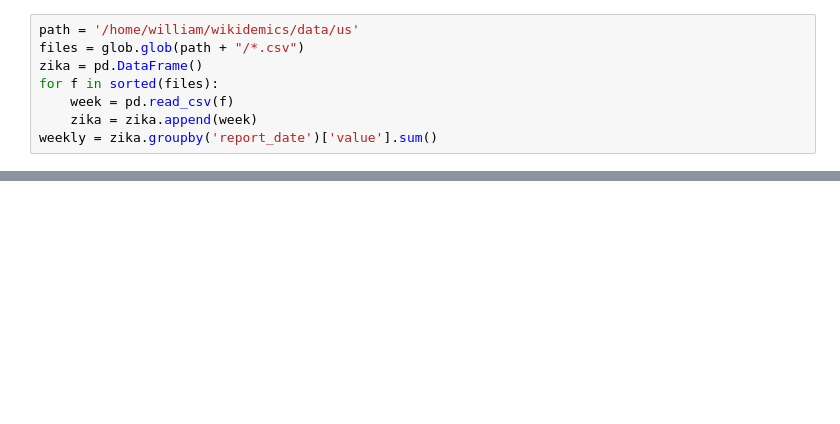
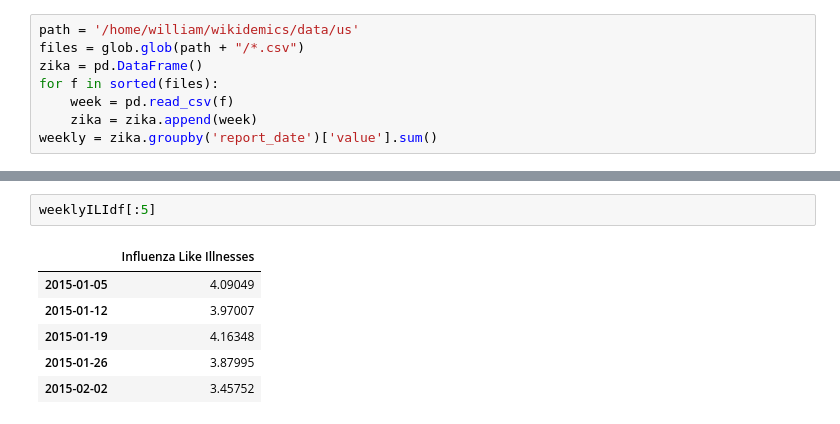
Before and after one commit to wcwagner/wikidemics, a Jupyter notebook: start.ipynb, the cells around one changed output, grey strips where cells are left out. Drawn from its saved outputs; the diff is of its cells as text; blank space fills up the shorter version.

```diff
--- a/start.ipynb
+++ b/start.ipynb
@@ -86,0 +120,9 @@ weekly.plot(title="USA Zika Reported Cases")
+# %%
+weeklyILIdf[:5]
+# %% [output]
+|  | Influenza Like Illnesses |
+| 2015-01-05 | 4.09049 |
+| 2015-01-12 | 3.97007 |
+| 2015-01-19 | 4.16348 |
+| 2015-01-26 | 3.87995 |
+| 2015-02-02 | 3.45752 |
```
Also changed, not shown: parts of 12 cells of this notebook, 1 other file.
